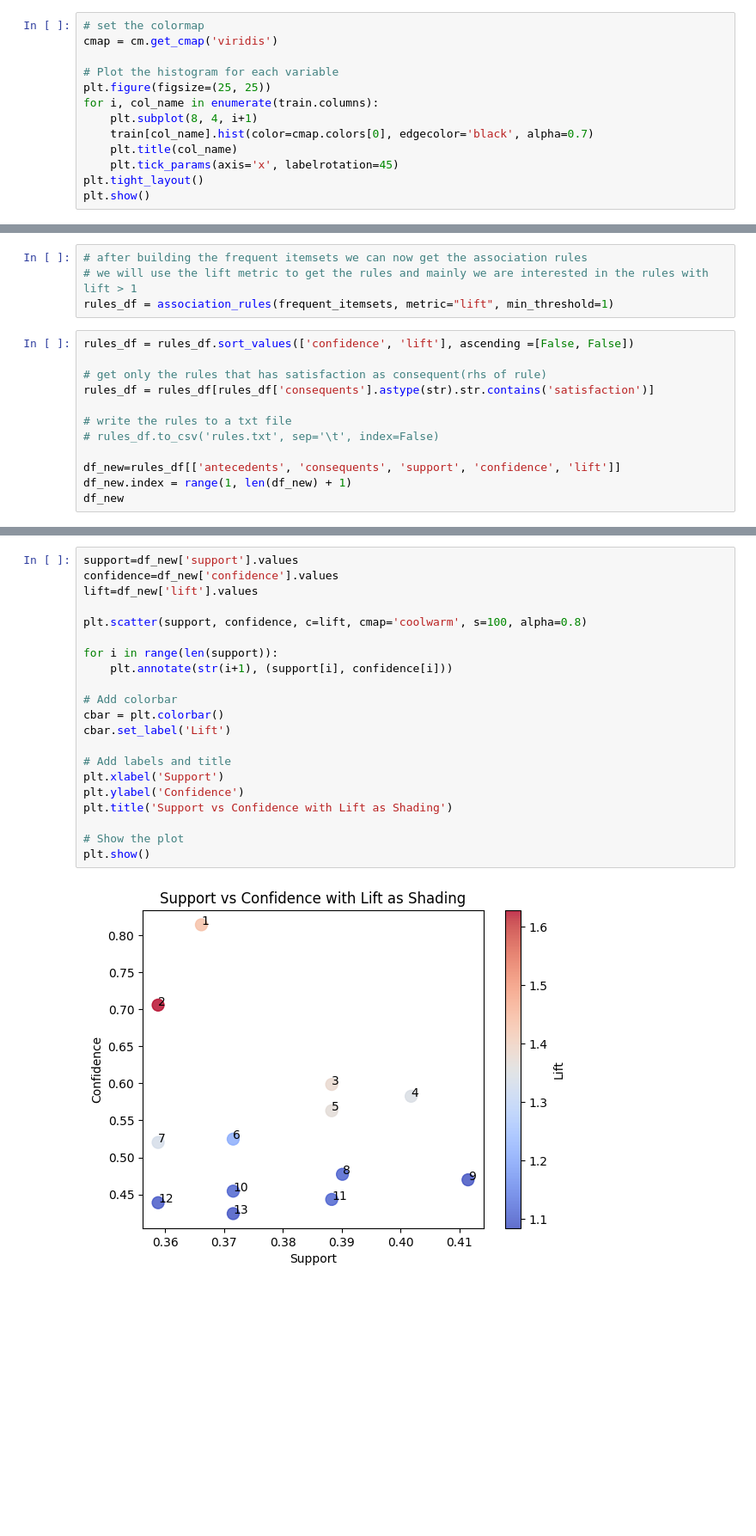
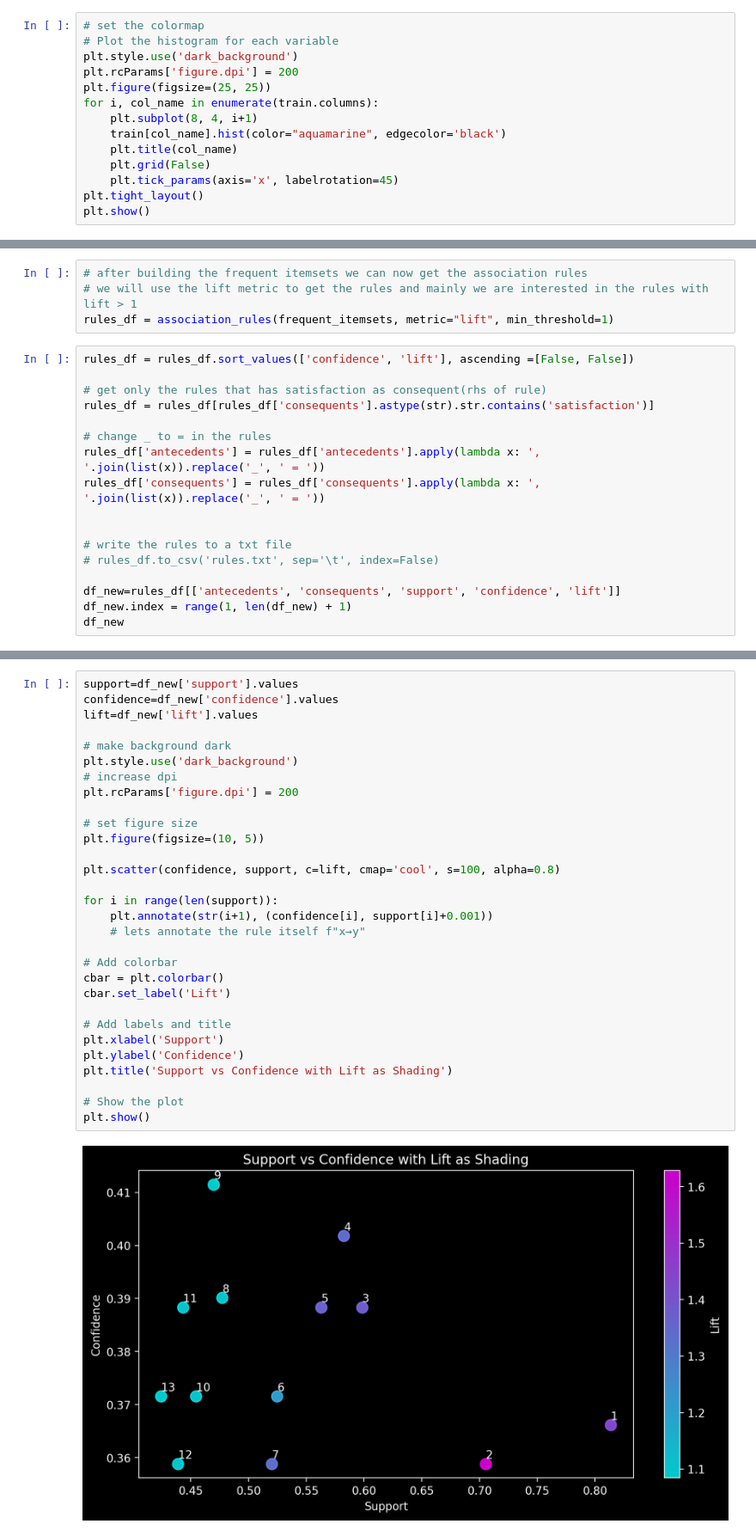
Before and after one commit to NouranHany/Airline-Satisfaction-Predictors, a Jupyter notebook: ModelPipelines/Apriori/Apriori.ipynb, the cells around one changed output, grey strips where cells are left out. Shown at 86% size. Cells and saved outputs as stored; diff of their text form; blank space fills up the shorter version.

Commit message:
🎨 Fix ToC & Retouch Apriori Plots

```diff
--- a/ModelPipelines/Apriori/Apriori.ipynb
+++ b/ModelPipelines/Apriori/Apriori.ipynb
@@ -12,14 +12,15 @@ train=pd.read_csv("../../DataFiles/airline-train.csv")
 train=train.drop([train.columns[0],'id'], axis=1)
 # %%
 # set the colormap
-cmap = cm.get_cmap('viridis')
-
 # Plot the histogram for each variable
+plt.style.use('dark_background')
+plt.rcParams['figure.dpi'] = 200
 plt.figure(figsize=(25, 25))
 for i, col_name in enumerate(train.columns):
     plt.subplot(8, 4, i+1)
-    train[col_name].hist(color=cmap.colors[0], edgecolor='black', alpha=0.7)
+    train[col_name].hist(color="aquamarine", edgecolor='black')
     plt.title(col_name)
+    plt.grid(False)
     plt.tick_params(axis='x', labelrotation=45)
 plt.tight_layout()
 plt.show()
@@ -99,6 +100,11 @@ rules_df = rules_df.sort_values(['confidence', 'lift'], ascending =[False, False
 
 # get only the rules that has satisfaction as consequent(rhs of rule)
 rules_df = rules_df[rules_df['consequents'].astype(str).str.contains('satisfaction')]
+
+# change _ to = in the rules
+rules_df['antecedents'] = rules_df['antecedents'].apply(lambda x: ', '.join(list(x)).replace('_', ' = '))
+rules_df['consequents'] = rules_df['consequents'].apply(lambda x: ', '.join(list(x)).replace('_', ' = '))
+
 
 # write the rules to a txt file
 # rules_df.to_csv('rules.txt', sep='\t', index=False)
@@ -124,26 +130,35 @@ df_new
 # %%
 support=df_new['support'].values
 confidence=df_new['confidence'].values
 lift=df_new['lift'].values
 
-plt.scatter(support, confidence, c=lift, cmap='coolwarm', s=100, alpha=0.8)
+# make background dark
+plt.style.use('dark_background')
+# increase dpi
+plt.rcParams['figure.dpi'] = 200
+
+# set figure size
+plt.figure(figsize=(10, 5))
+
+plt.scatter(confidence, support, c=lift, cmap='cool', s=100, alpha=0.8)
 
 for i in range(len(support)):
-    plt.annotate(str(i+1), (support[i], confidence[i]))
+    plt.annotate(str(i+1), (confidence[i], support[i]+0.001))
+    # lets annotate the rule itself f"x→y"
 
 # Add colorbar
 cbar = plt.colorbar()
 cbar.set_label('Lift')
 
 # Add labels and title
 plt.xlabel('Support')
 plt.ylabel('Confidence')
 plt.title('Support vs Confidence with Lift as Shading')
 
 # Show the plot
 plt.show()
 # %% [output]
-[figure, old version]
+[figure, new version]
 # %% [markdown]
 > ***
 >### _`The most remarkable rules are :`_
```
Also changed, not shown: parts of 5 cells of this notebook.
